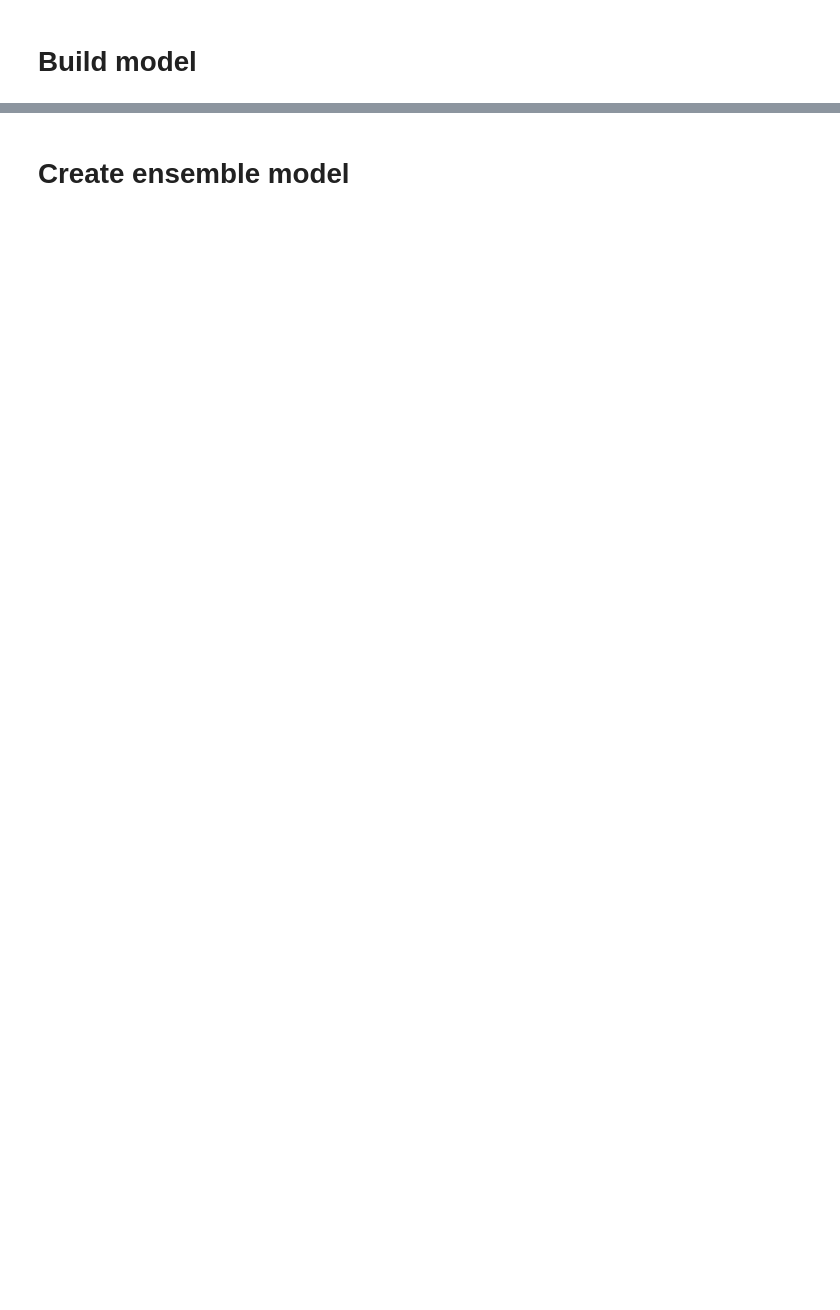
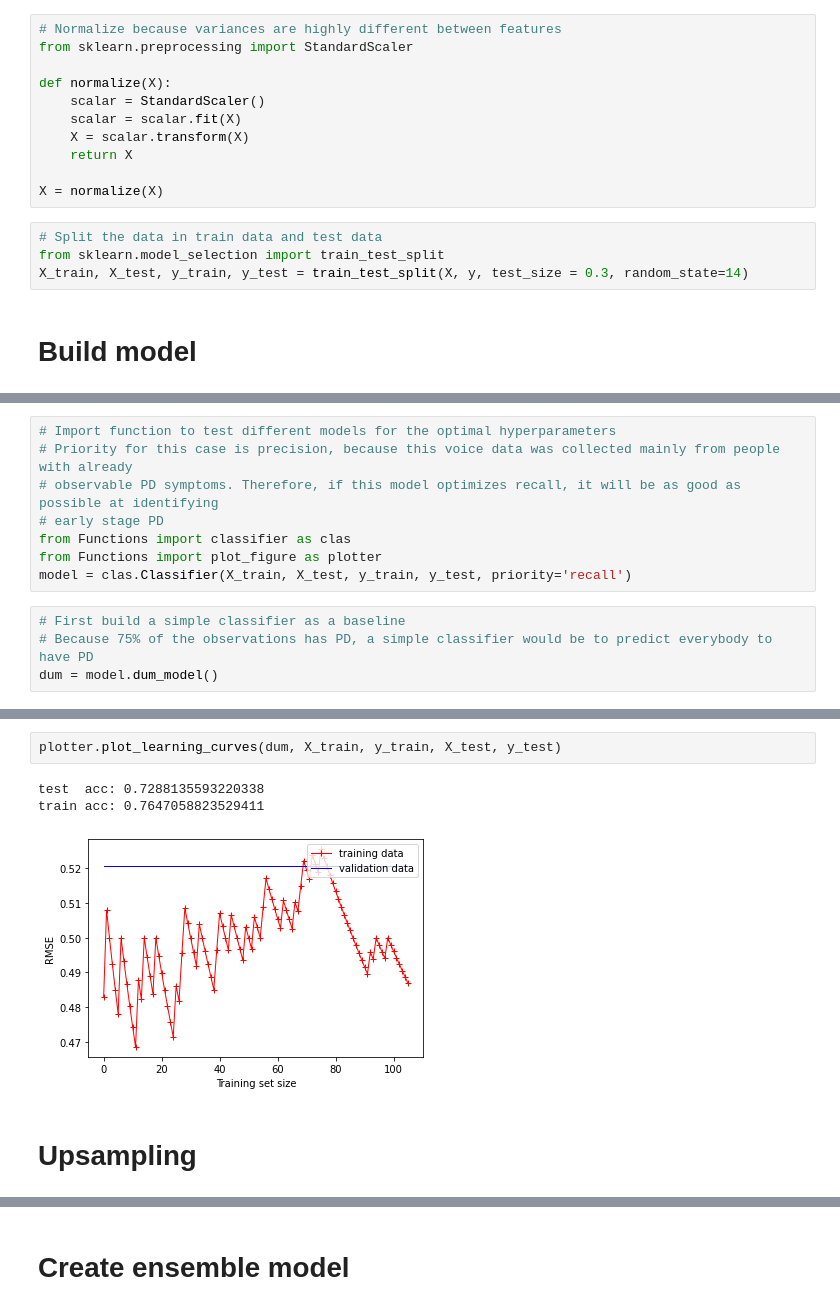
Before and after one commit to jro050/DataScience3, a Jupyter notebook: Supervised_ML/Supervised_ML_final_assignment.ipynb, the cells around one changed output, grey strips where cells are left out. Saved outputs shown, nothing was run; the diff lists cells and outputs as text; blank space fills up the shorter version.

Commit message:
Add ensemble models and conclusions

```diff
--- a/Supervised_ML/Supervised_ML_final_assignment.ipynb
+++ b/Supervised_ML/Supervised_ML_final_assignment.ipynb
@@ -253,2 +271,17 @@ Matrix column entries (attributes):
+# %%
+# Normalize because variances are highly different between features
+from sklearn.preprocessing import StandardScaler
+
+def normalize(X):
+    scalar = StandardScaler()
+    scalar = scalar.fit(X)
+    X = scalar.transform(X)
+    return X
+
+X = normalize(X)
+# %%
+# Split the data in train data and test data
+from sklearn.model_selection import train_test_split
+X_train, X_test, y_train, y_test = train_test_split(X, y, test_size = 0.3, random_state=14)
 # %% [markdown]
 # Build model
@@ -256,0 +290,12 @@ Matrix column entries (attributes):
+# %%
+# Import function to test different models for the optimal hyperparameters
+# Priority for this case is precision, because this voice data was collected mainly from people with already
+# observable PD symptoms. Therefore, if this model optimizes recall, it will be as good as possible at identifying
+# early stage PD
+from Functions import classifier as clas
+from Functions import plot_figure as plotter
+model = clas.Classifier(X_train, X_test, y_train, y_test, priority='recall')
+# %%
+# First build a simple classifier as a baseline
+# Because 75% of the observations has PD, a simple classifier would be to predict everybody to have PD
+dum = model.dum_model()
@@ -256,0 +312,8 @@ Matrix column entries (attributes):
+# %%
+plotter.plot_learning_curves(dum, X_train, y_train, X_test, y_test)
+# %% [output]
+test  acc: 0.7288135593220338
+train acc: 0.7647058823529411
+[figure, added]
+# %% [markdown]
+# Upsampling
```
Also changed, not shown: parts of 71 cells of this notebook.
